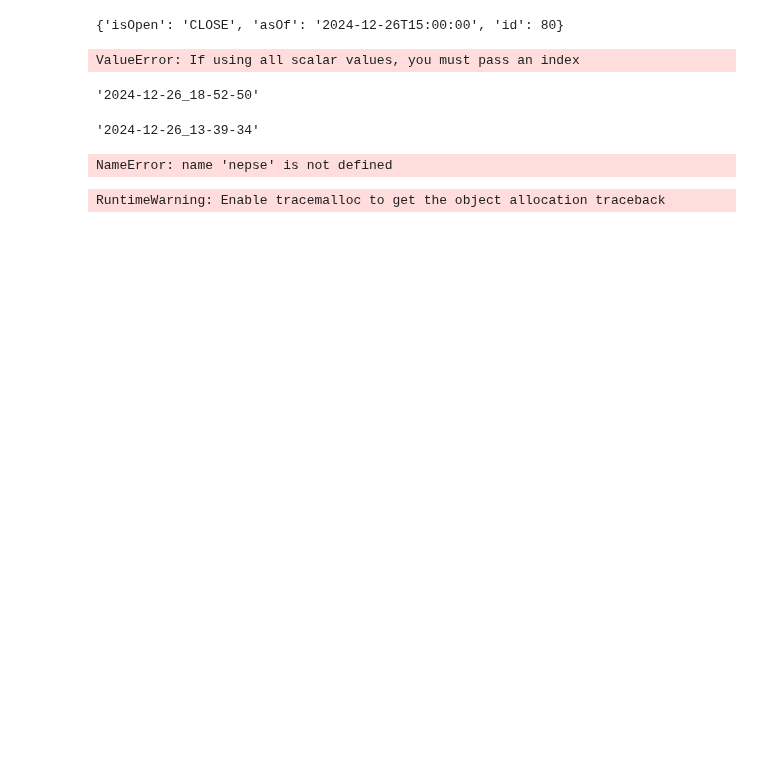
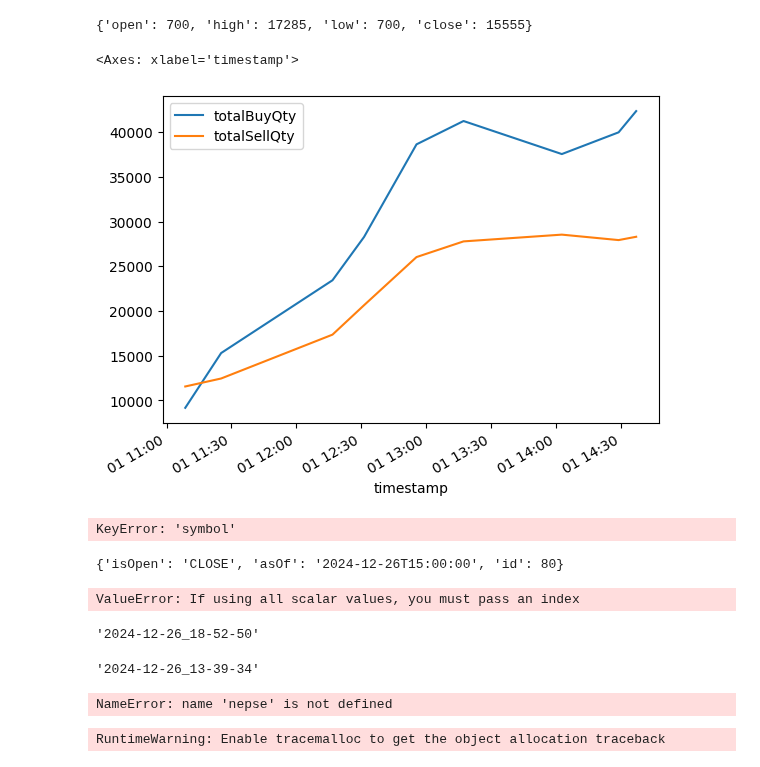
Before and after one commit to madhuko/nepse_depth, a Jupyter notebook: analytics.ipynb, the cells around one changed output. Drawn from its saved outputs; the diff is of its cells as text; code cells hidden in the pictures; blank space fills up the shorter version.

```diff
--- a/analytics.ipynb
+++ b/analytics.ipynb
@@ -37,0 +70,9 @@ pd.DataFrame.from_dict(df['data'][6]).T.to_clipboard()
+# %%
+for i in range(len(df['data'])):
+    df1=pd.DataFrame.from_dict(df['data'][i]).T[['totalBuyQty','totalSellQty']]
+    df1['timestamp']=df['timestamp'][i]
+    df1.reset_index(inplace=True)
+    if i==0:
+        df2=df1
+    else:
+        df2=pd.concat([df2,df1])
@@ -38,3 +92,34 @@ pd.DataFrame.from_dict(df['data'][6]).T.to_clipboard()
+# %%
+def get_ohlc_data(df, script,qty_type):
+    # Filter the dataframe for the given script
+    script_data = df[df['index'] == script]
+
+    # Ensure the data is sorted by timestamp
+    script_data = script_data.sort_values(by='timestamp')
+
+    # Get the OHLC data
+    ohlc_data = {
+        'open': script_data.iloc[0][qty_type],
+        'high': script_data[qty_type].max(),
+        'low': script_data[qty_type].min(),
+        'close': script_data.iloc[-1][qty_type]
+    }
+    return ohlc_data
+
+# Example usage
+ohlc_data = get_ohlc_data(df2, 'UPCL','totalSellQty')
+print(ohlc_data)
+# %% [output]
+{'open': 700, 'high': 17285, 'low': 700, 'close': 15555}
+# %%
+df2[df2['index']=='SHIVM'].plot(x='timestamp',y=['totalBuyQty','totalSellQty'])
+# %% [output]
+<Axes: xlabel='timestamp'>
+[figure, added]
+# %%
+df2[df2['symbol']=='SMHL']
+# %% [output]
+KeyError: 'symbol'
 # %%
 
 pd.DataFrame.from_dict(await nepse.getCompanyList()).to_clipboard()
```
Also changed, not shown: parts of 8 cells of this notebook, 19 other files.
